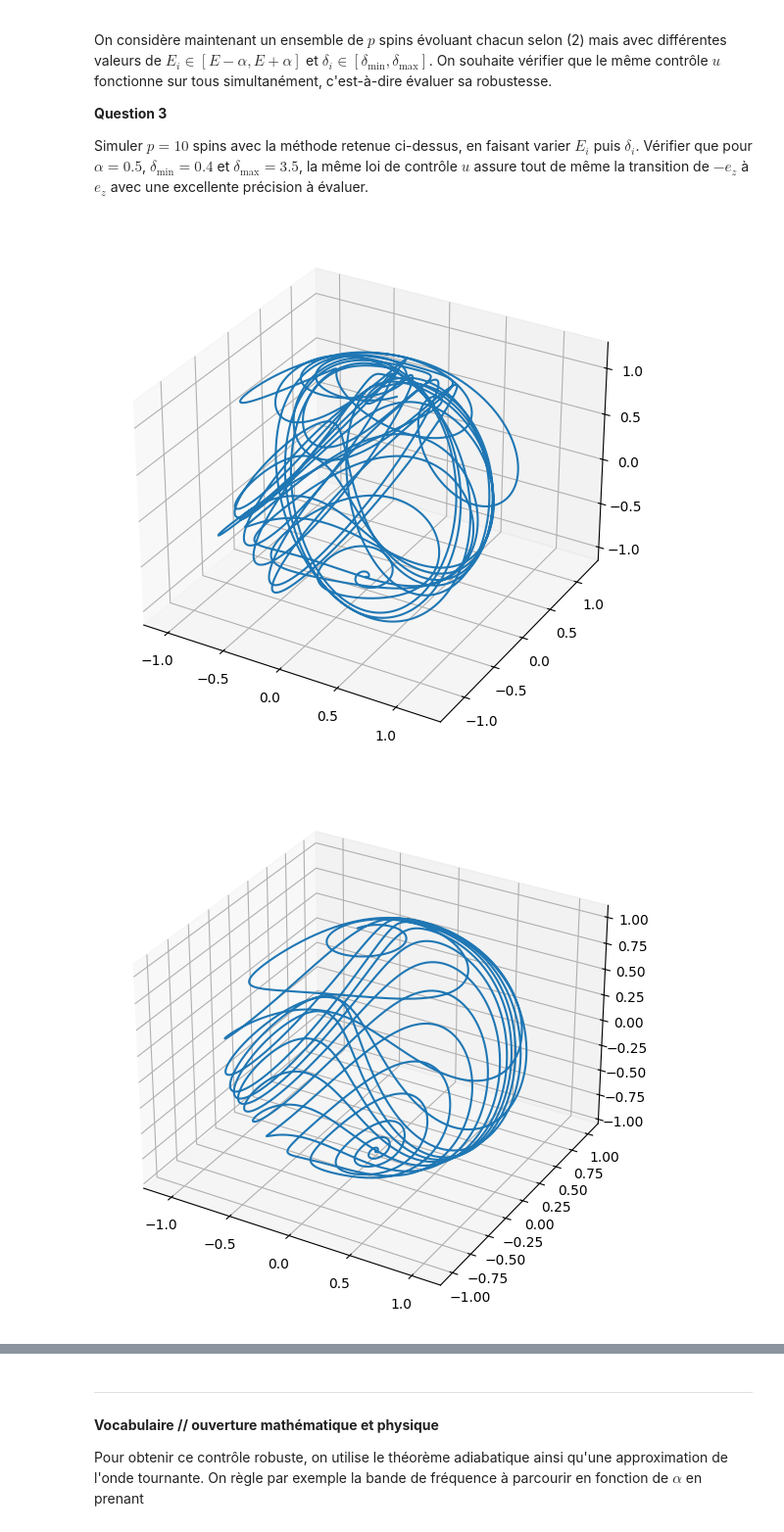
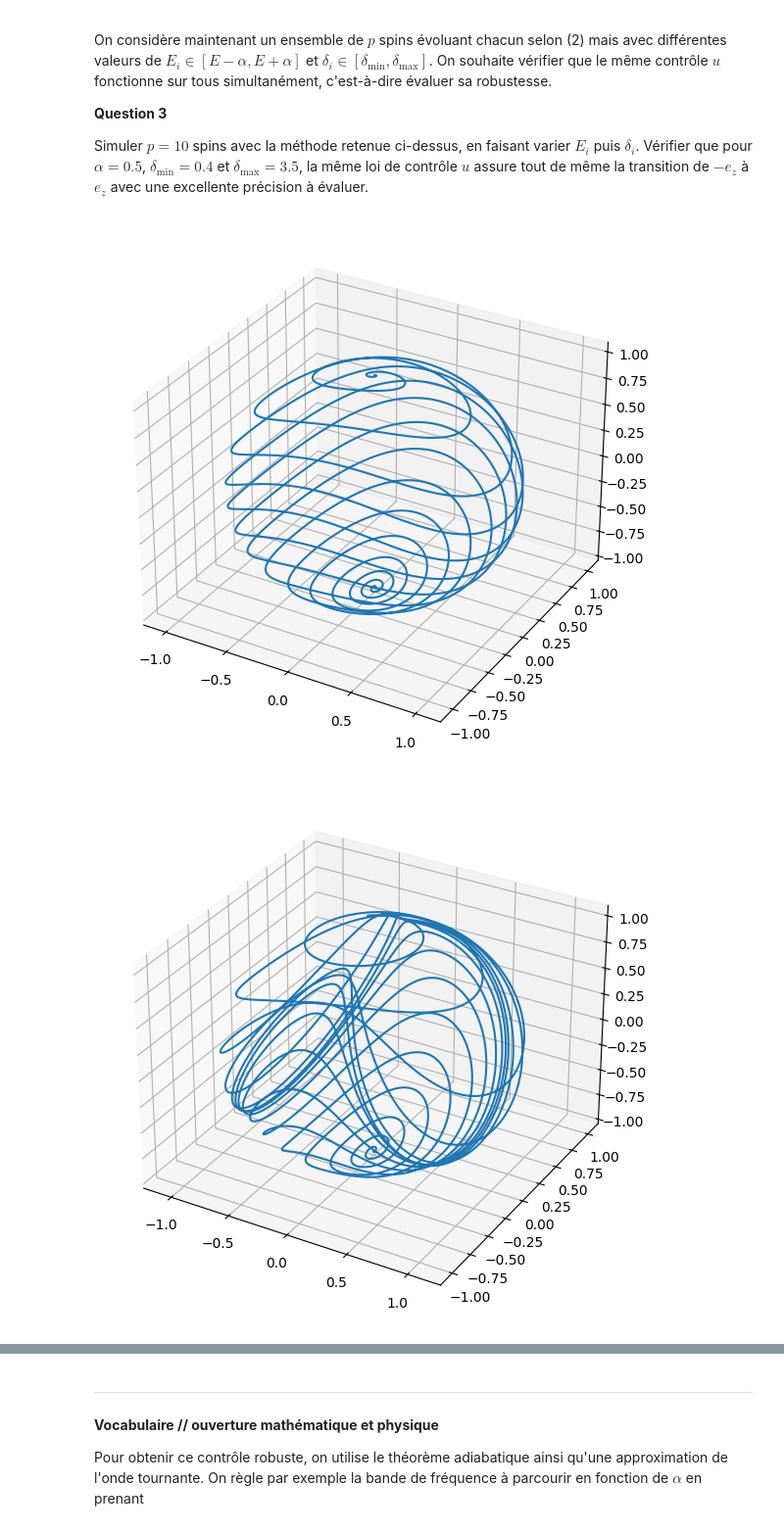
Before and after one commit to ychyn/Projet-equadiff, a Jupyter notebook: Projet - Equations Différentielles - 2024.ipynb, the cells around one changed output, grey strips where cells are left out. Shown: that part at 98% size. Saved outputs shown, nothing was run; the diff lists cells and outputs as text; code cells hidden in the pictures.

```diff
--- a/Projet - Equations Différentielles - 2024.ipynb
+++ b/Projet - Equations Différentielles - 2024.ipynb
@@ -175,19 +175,19 @@ On considère maintenant un ensemble de $p$ spins évoluant chacun selon (2) mai
 
 Simuler $p=10$ spins avec la méthode retenue ci-dessus, en faisant varier $E_i$ puis $\delta_i$. Vérifier que pour $\alpha = 0.5$, $\delta_{\min}= 0.4$ et $\delta_{\max}= 3.5$, la même loi de contrôle $u$ assure tout de même la transition de $-e_z$ à $e_z$ avec une excellente précision à évaluer.
 # %%
-p = 10
+p = 2 # mis a 2 par lisibilité, à modifier avant de rendre
 alpha = 0.5
 delta_min,delta_max= 0.4,3.5
 liste_E = np.random.uniform(E-alpha,E+alpha,p)
 liste_delta = np.random.uniform(delta_min, delta_max, p)
 
 
 for i in range(p):
     ax = plt.figure().add_subplot(projection='3d')
     X = euler_explicit(psi_0, t_0, t_f, liste_E[i], liste_delta[i], dt)
     ax.plot(X[:,0],X[:,1],X[:,2])
 
 plt.show()
 # %% [output]
-[figure, old version]
+[figure, new version]
-[figure, old version]
+[figure, new version]
```
Also changed, not shown: parts of 2 cells of this notebook.
